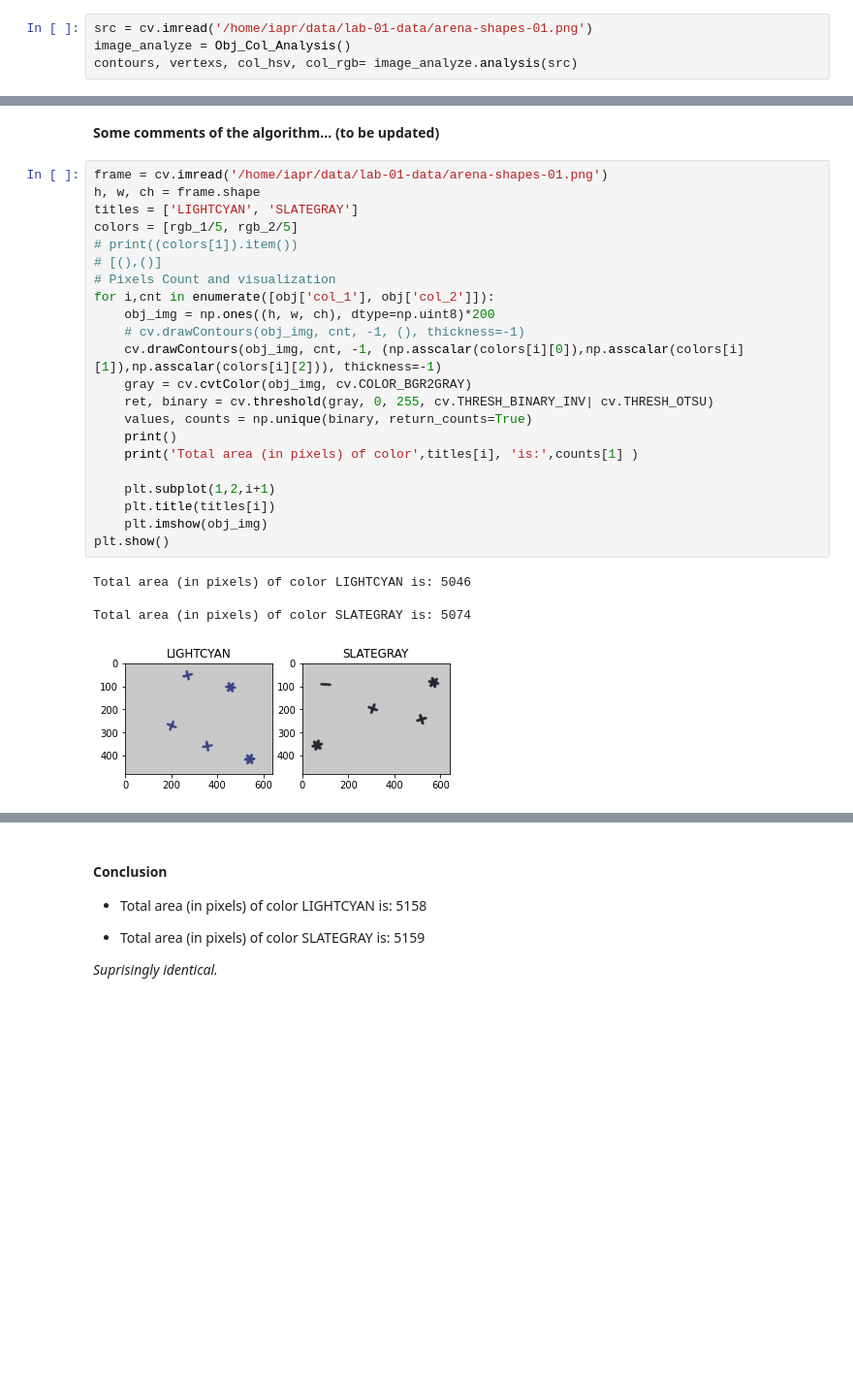
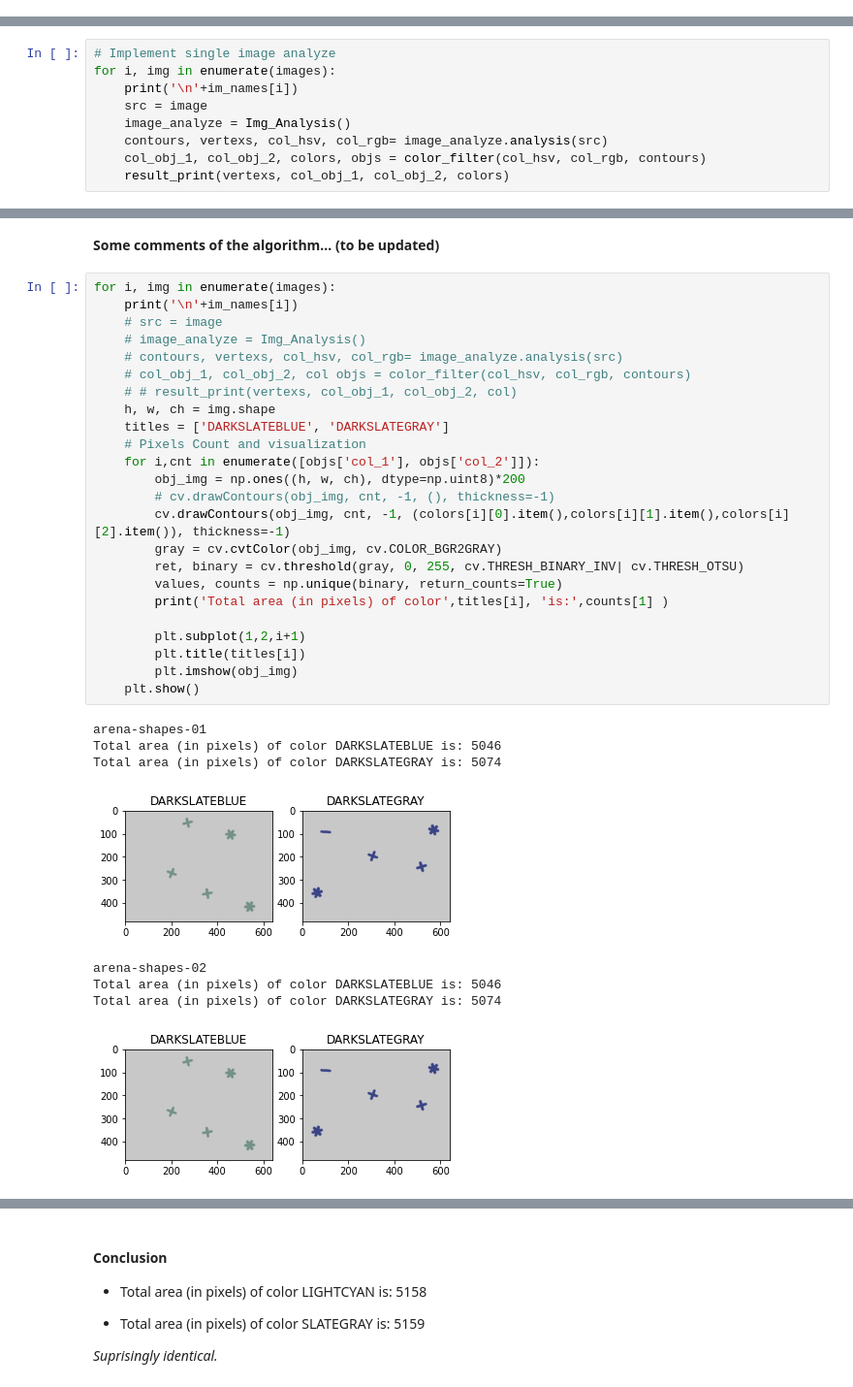
Before and after one commit to LTS5/iapr, a Jupyter notebook: labs/part_2_lab_01.ipynb, the cells around one changed output, grey strips where cells are left out. Shown at 97% size. Cells and saved outputs as stored; diff of their text form; blank space fills up the shorter version.

```diff
--- a/labs/part_2_lab_01.ipynb
+++ b/labs/part_2_lab_01.ipynb
@@ -337,6 +314,2 @@ class Obj_Col_Analysis:
 
         return contours, self.vertex, self.col_hsv, self.col_rgb
-# %%
-src = cv.imread('/home/iapr/data/lab-01-data/arena-shapes-01.png')
-image_analyze = Obj_Col_Analysis()
-contours, vertexs, col_hsv, col_rgb= image_analyze.analysis(src)
@@ -460,0 +421,9 @@ color2_hsv: [127.2  58.2  46.6]
+# %%
+# Implement single image analyze
+for i, img in enumerate(images):
+    print('\n'+im_names[i])
+    src = image
+    image_analyze = Img_Analysis()
+    contours, vertexs, col_hsv, col_rgb= image_analyze.analysis(src)
+    col_obj_1, col_obj_2, colors, objs = color_filter(col_hsv, col_rgb, contours)
+    result_print(vertexs, col_obj_1, col_obj_2, colors)
@@ -474,29 +483,35 @@ color2_hsv: [127.2  58.2  46.6]
 # %% [markdown]
 **Some comments of the algorithm... (to be updated)**
 # %%
-frame = cv.imread('/home/iapr/data/lab-01-data/arena-shapes-01.png')
-h, w, ch = frame.shape
-titles = ['LIGHTCYAN', 'SLATEGRAY']
-colors = [rgb_1/5, rgb_2/5]
-# print((colors[1]).item())
-# [(),()]
-# Pixels Count and visualization
-for i,cnt in enumerate([obj['col_1'], obj['col_2']]):
-    obj_img = np.ones((h, w, ch), dtype=np.uint8)*200
-    # cv.drawContours(obj_img, cnt, -1, (), thickness=-1)
-    cv.drawContours(obj_img, cnt, -1, (np.asscalar(colors[i][0]),np.asscalar(colors[i][1]),np.asscalar(colors[i][2])), thickness=-1)
-    gray = cv.cvtColor(obj_img, cv.COLOR_BGR2GRAY)
-    ret, binary = cv.threshold(gray, 0, 255, cv.THRESH_BINARY_INV| cv.THRESH_OTSU)
-    values, counts = np.unique(binary, return_counts=True)
-    print()
-    print('Total area (in pixels) of color',titles[i], 'is:',counts[1] )
+for i, img in enumerate(images):
+    print('\n'+im_names[i])
+    # src = image
+    # image_analyze = Img_Analysis()
+    # contours, vertexs, col_hsv, col_rgb= image_analyze.analysis(src)
+    # col_obj_1, col_obj_2, col objs = color_filter(col_hsv, col_rgb, contours)
+    # # result_print(vertexs, col_obj_1, col_obj_2, col)
+    h, w, ch = img.shape
+    titles = ['DARKSLATEBLUE', 'DARKSLATEGRAY']
+    # Pixels Count and visualization
+    for i,cnt in enumerate([objs['col_1'], objs['col_2']]):
+        obj_img = np.ones((h, w, ch), dtype=np.uint8)*200
+        # cv.drawContours(obj_img, cnt, -1, (), thickness=-1)
+        cv.drawContours(obj_img, cnt, -1, (colors[i][0].item(),colors[i][1].item(),colors[i][2].item()), thickness=-1)
+        gray = cv.cvtColor(obj_img, cv.COLOR_BGR2GRAY)
+        ret, binary = cv.threshold(gray, 0, 255, cv.THRESH_BINARY_INV| cv.THRESH_OTSU)
+        values, counts = np.unique(binary, return_counts=True)
+        print('Total area (in pixels) of color',titles[i], 'is:',counts[1] )
 
-    plt.subplot(1,2,i+1)
-    plt.title(titles[i])
-    plt.imshow(obj_img)
-plt.show()
+        plt.subplot(1,2,i+1)
+        plt.title(titles[i])
+        plt.imshow(obj_img)
+    plt.show()
 # %% [output]
-Total area (in pixels) of color LIGHTCYAN is: 5046
-
-Total area (in pixels) of color SLATEGRAY is: 5074
+arena-shapes-01
+Total area (in pixels) of color DARKSLATEBLUE is: 5046
+Total area (in pixels) of color DARKSLATEGRAY is: 5074
-[figure, old version]
+[figure, new version]
+arena-shapes-02
+Total area (in pixels) of color DARKSLATEBLUE is: 5046
+Total area (in pixels) of color DARKSLATEGRAY is: 5074
+[figure, added]
```
Also changed, not shown: parts of 21 cells of this notebook.
